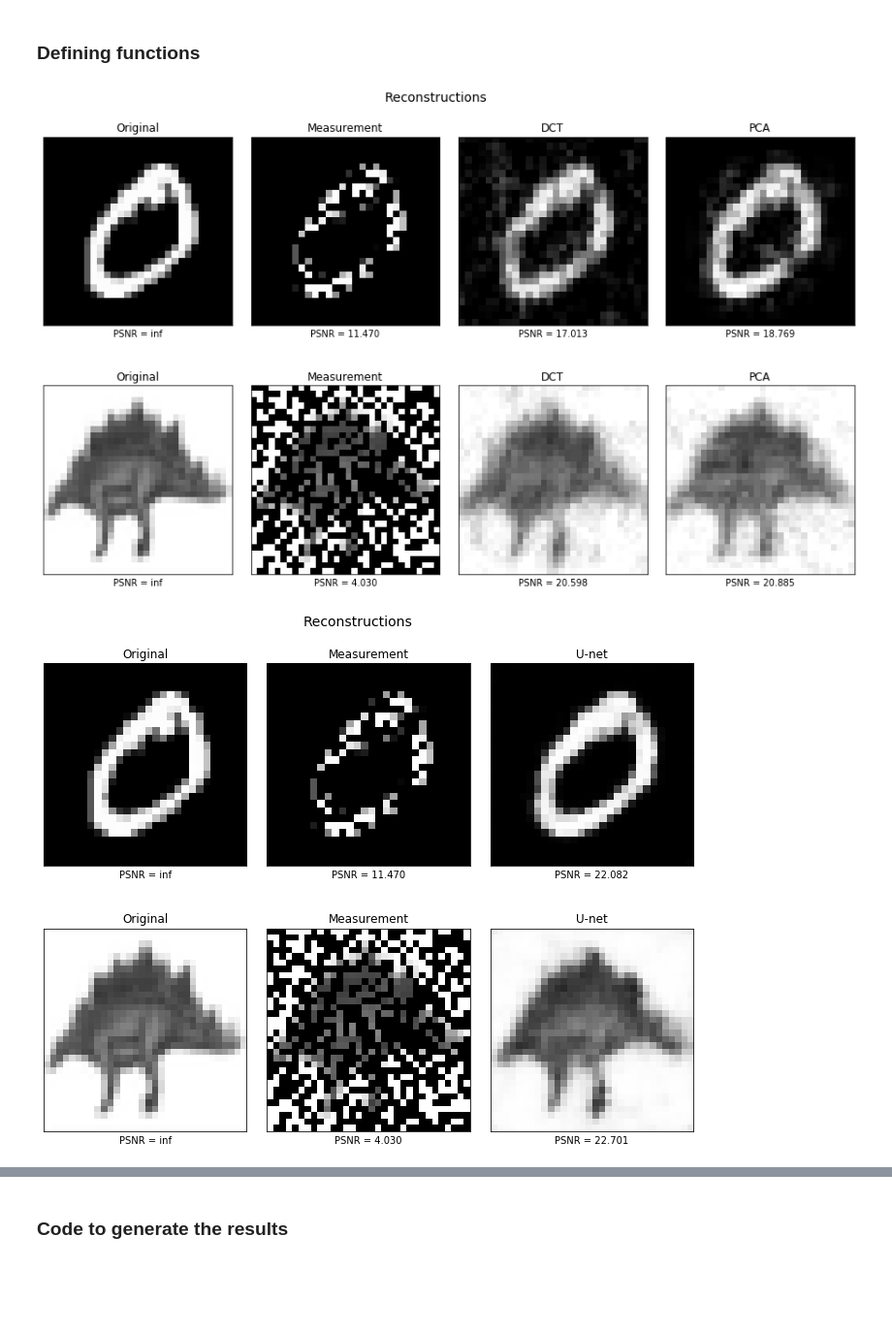
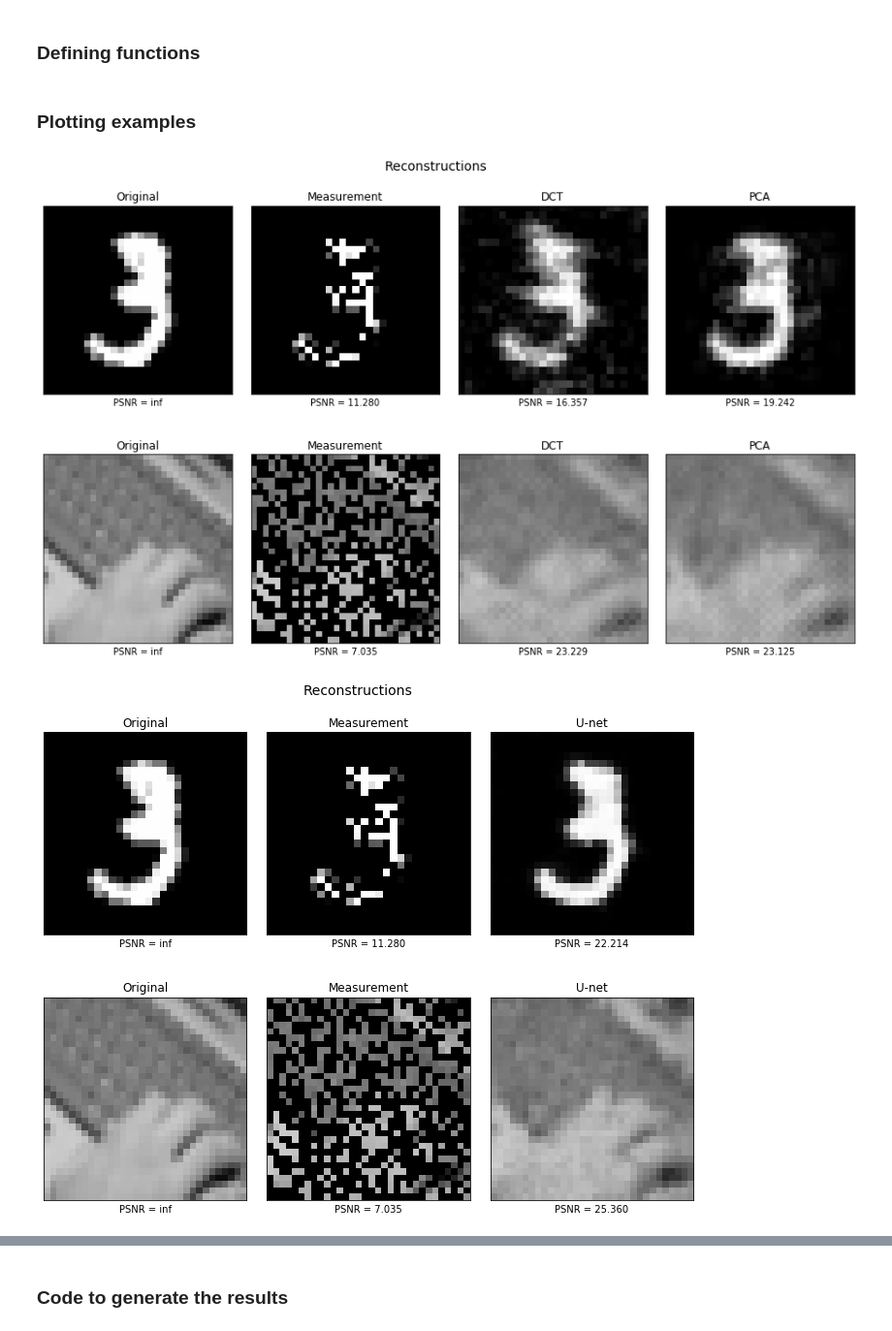
Before and after one commit to Philipp-Eberstaller/Compressed-Sensing, a Jupyter notebook: compressive sensing.ipynb, the cells around one changed output, grey strips where cells are left out. Shown at 97% size. Saved outputs shown, nothing was run; the diff lists cells and outputs as text; code cells hidden in the pictures; blank space fills up the shorter version.

```diff
--- a/compressive sensing.ipynb
+++ b/compressive sensing.ipynb
@@ -17,14 +21,13 @@ import torch.nn.functional as F
 import torch
 import torch.nn as nn
 import torch.optim as optim
+# %%
+device = torch.device("cuda" if torch.cuda.is_available() else "cpu")
 # %%
-with open("gray_images_cifar","rb") as f:
+with open("gray_images_cifar.pkl","rb") as f:
     cifar_data=pickle.load(f, encoding='bytes')
+
+mnist_data=idx2numpy.convert_from_file("images_mnist.idx3-ubyte")/255
-# %%
-with open("gray_images_cifar","rb") as f:
-    cifar_data=pickle.load(f, encoding='bytes')
-
-mnist_data=idx2numpy.convert_from_file("images_mnist.idx3-ubyte")/255
 # %%
 print(cifar_data.shape,mnist_data.shape)
 # %% [output]
@@ -157,7 +160,7 @@ def test_method(test_data, transform=None, net=None, untrained=None, samples=10,
                 mask=torch.tensor((C@np.ones(n)).reshape(int(np.sqrt(n)),int(np.sqrt(n))))
                 inp_img=torch.tensor(img.reshape(int(np.sqrt(n)),int(np.sqrt(n))))
                 inp_img[(1-mask).bool()]=0
-                inp=torch.stack((inp_img, 1-mask),0).unsqueeze(0).to("cuda")
+                inp=torch.stack((inp_img, 1-mask),0).unsqueeze(0).to(device)
                 x=net.forward(inp).cpu().squeeze().detach().numpy().reshape(n)
                 end=time.time()
 
@@ -316,7 +319,7 @@ class U_Net_small(nn.Module):
 
         return torch.sigmoid(self.outconv(x)).squeeze(1)
 
-def untrained(img, device="cuda", sparsity=0.2, transform=None, C=None):
+def untrained(img, device=device, sparsity=0.2, transform=None, C=None):
 
     n=len(img)
     if C is None:
@@ -329,10 +332,7 @@ def untrained(img, device="cuda", sparsity=0.2, transform=None, C=None):
         inv_Psi=transform[1]
         A=torch.tensor(C@inv_Psi).to(device).double()
 
-    #plt.imshow((C@img).reshape(32,32),cmap="gray",vmin=0,vmax=1)
-    #plt.show()
     y=torch.tensor(C@img).to(device)
-    #print(y,A)
 
     net=U_Net_small().double().to(device)
     opti=optim.Adam(net.parameters(), lr=0.01, weight_decay=0.001)
@@ -342,7 +342,6 @@ def untrained(img, device="cuda", sparsity=0.2, transform=None, C=None):
     for i in range(500):
         s=net.forward(inp)
         s=torch.flatten(s)
-        #print(s)
         loss=F.mse_loss(y,A@s)
         opti.zero_grad()
         loss.backward()
@@ -351,6 +350,8 @@ def untrained(img, device="cuda", sparsity=0.2, transform=None, C=None):
         return s.cpu().detach().numpy()
     else:
         return inv_Psi@s.cpu().detach().numpy()
+# %% [markdown]
+### Plotting examples
 # %%
 mnist_data_vec=mnist_data.reshape(60000,784)
 pca=PCA()
@@ -365,6 +366,7 @@ DCT_cifar=[dct(np.eye(1024), axis=0, norm="ortho"),idct(np.eye(1024),axis=0,norm
 PCA_mnist=[pca.transform(np.eye(784)).T,pca.inverse_transform(np.eye(784)).T]
 PCA_cifar=[pca2.transform(np.eye(1024)).T,pca2.inverse_transform(np.eye(1024)).T]
 # %%
+#loading the saved trained models
 mnist_net = torch.load("mnist_net.pt")
 cifar_net = torch.load("cifar_net.pt")
 
@@ -425,7 +427,7 @@ def plot_example(mnist_vecs, cifar_vecs, label):
 
 ################ Change these values to plot different examples ############
 
-sample_idx=1
+sample_idx=10
 measurments=0.4
 
 ############################################################################
@@ -436,35 +438,34 @@ vecM=mnist_data_vec[sample_idx]
 CM=np.diag(np.random.rand(784)<measurments)
 yM=CM@vecM
 CC=np.diag(np.random.rand(1024)<measurments)
 yC=CC@vecC
 
 dctM = reconstruct(vecM, DCT_mnist, sparsity=0,plot=False,C=CM)
 pcaM = reconstruct(vecM, PCA_mnist, sparsity=0,plot=False,C=CM)
 
 dctC = reconstruct(vecC, DCT_cifar, sparsity=0,plot=False,C=CC)
 pcaC = reconstruct(vecC, PCA_cifar, sparsity=0,plot=False,C=CC)
 
 mnist_net.eval()
 maskM=torch.tensor((CM@np.ones(784)).reshape(28,28))
 inpM_img=torch.tensor(vecM.reshape(28,28))
 inpM_img[(1-maskM).bool()]=0
-inpM=torch.stack((inpM_img, 1-maskM),0).unsqueeze(0).to("cuda")
+inpM=torch.stack((inpM_img, 1-maskM),0).unsqueeze(0).to(device)
 learnedM=mnist_net.forward(inpM).cpu().squeeze().detach().numpy()
 
 cifar_net.eval()
 maskC=torch.tensor((CC@np.ones(1024)).reshape(32,32))
 inpC_img=torch.tensor(vecC.reshape(32,32))
 inpC_img[(1-maskC).bool()]=0
-inpC=torch.stack((inpC_img, 1-maskC),0).unsqueeze(0).to("cuda")
+inpC=torch.stack((inpC_img, 1-maskC),0).unsqueeze(0).to(device)
 learnedC=cifar_net.forward(inpC).cpu().squeeze().detach().numpy()
 
 unlearnedM=untrained(vecM,C=CM)
 unlearnedC=untrained(vecC,C=CC)
 
-
 plot_example([vecM,yM,dctM,pcaM],[vecC,yC,dctC,pcaC],["DCT","PCA"])
 plot_example([vecM,yM,learnedM],[vecC,yC,learnedC],["U-net"])
 plot_example([vecM,yM,unlearnedM],[vecC,yC,unlearnedC],["CS-DIP"])
 # %% [output]
-[figure, old version]
+[figure, new version]
-[figure, old version]
+[figure, new version]
```
Also changed, not shown: parts of 6 cells of this notebook.
